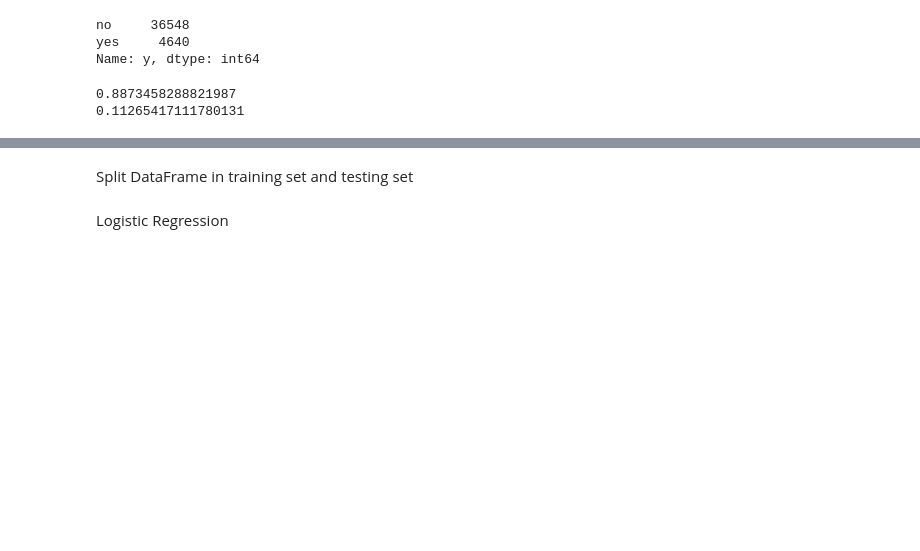
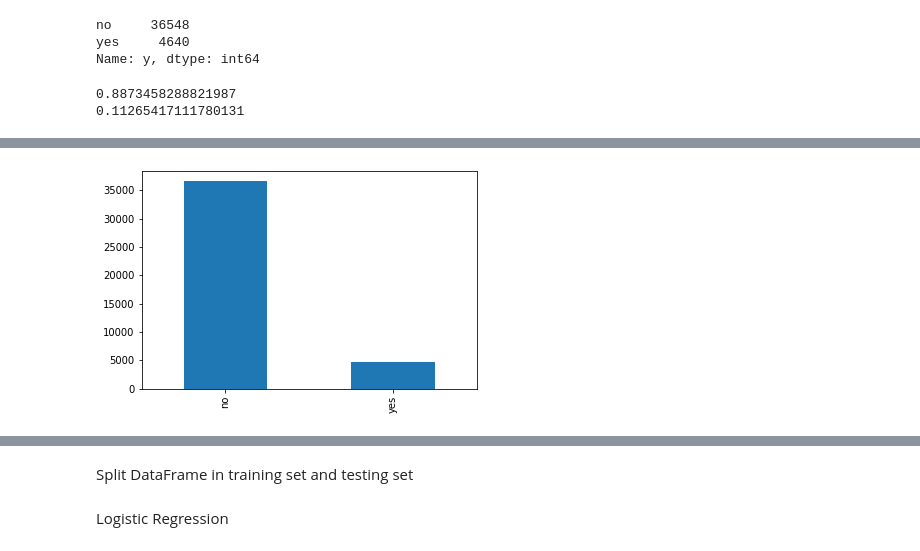
Before and after one commit to AlinaMendez/ML-op, a Jupyter notebook: src/explore.ipynb, the cells around one changed output, grey strips where cells are left out. Drawn from its saved outputs; the diff is of its cells as text; code cells hidden in the pictures; blank space fills up the shorter version.

```diff
--- a/src/explore.ipynb
+++ b/src/explore.ipynb
@@ -216,0 +246,5 @@ STEP 4
+# %%
+df_raw['y'].value_counts().plot(kind='bar')
+plt.show()
+# %% [output]
+[figure, added]
```
Also changed, not shown: parts of 43 cells of this notebook.
